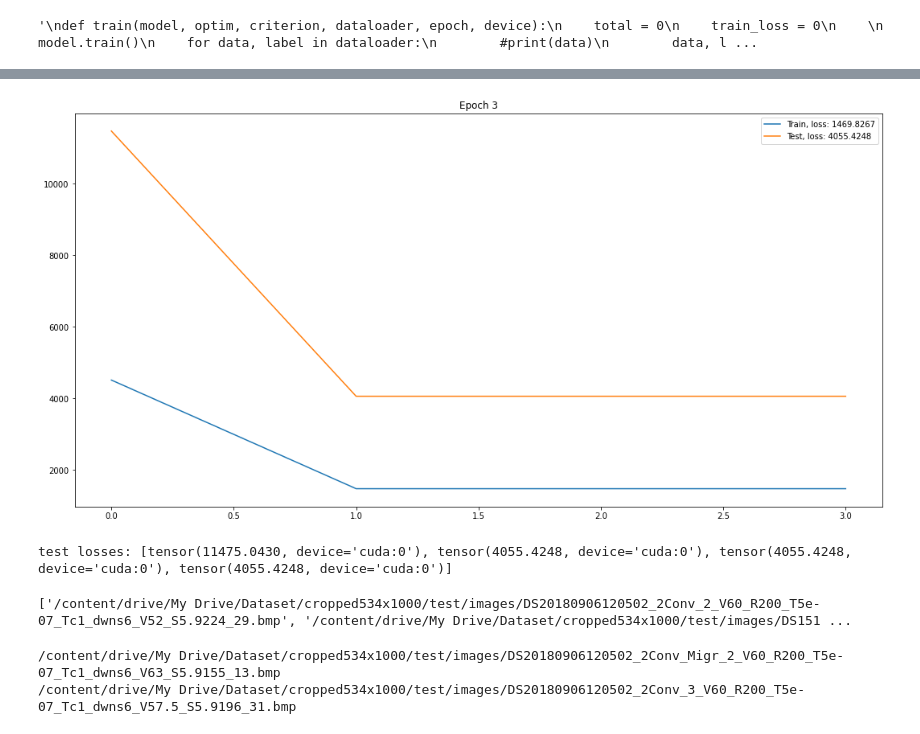
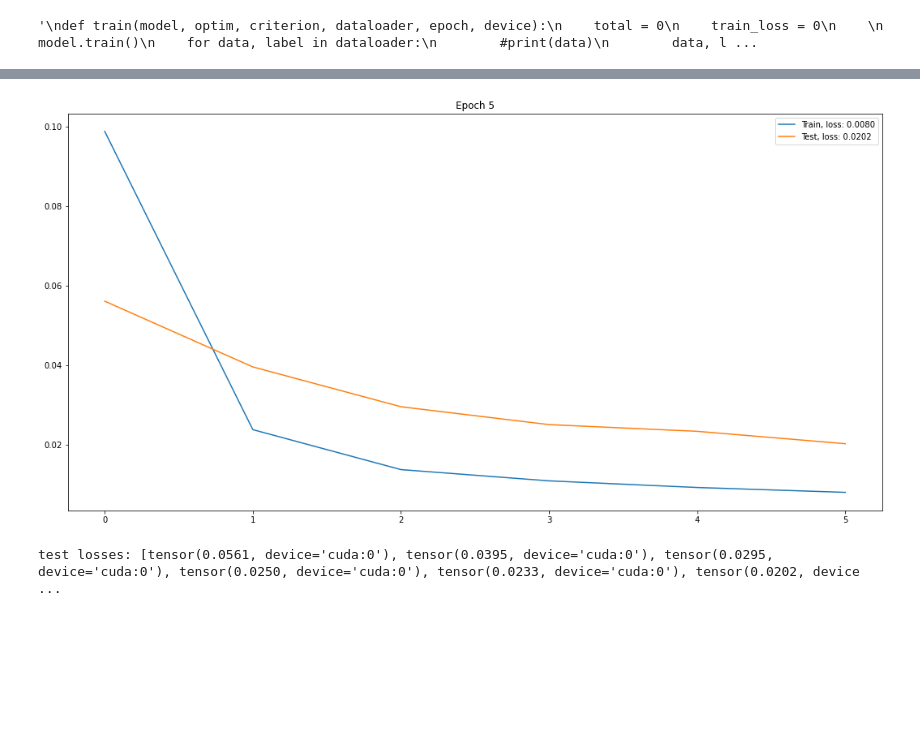
Before and after one commit to konstantin1998/first-repository, a Jupyter notebook: litpm.ipynb, the cells around one changed output, grey strips where cells are left out. Drawn from its saved outputs; the diff is of its cells as text; code cells hidden in the pictures; blank space fills up the shorter version.

Commit message:
train my model on X-radar images, average image score is 0.5, mse is 0.02, use transfer learning

```diff
--- a/litpm.ipynb
+++ b/litpm.ipynb
@@ -75,7 +70,7 @@ class DataGenerator():
     self.assign_qualities(trainset)
     trainloader = torch.utils.data.DataLoader(
       trainset,
-      batch_size=60,
+      batch_size=80,
       shuffle=False,
       num_workers=4
     )
@@ -88,7 +83,7 @@ class DataGenerator():
     self.assign_qualities(testset)
     testloader = torch.utils.data.DataLoader(
       testset,
-      batch_size=20,
+      batch_size=30,
       shuffle=False,
       num_workers=2
     )
@@ -104,0 +92,5 @@ trainloader, testloader = data_generator.prepare_data()
+# %%
+data_generator = DataGenerator('X-radar_cropped/train',
+                               'X-radar_cropped/test',
+                               'X-radar_cropped/data_for_learning.csv')
+trainloader, testloader = data_generator.prepare_data()
@@ -272,8 +255,11 @@ def test(model, criterion, dataloader, epoch, device):
 
     return test_loss / total
 # %%
+"""
 torch.manual_seed(10)
 model = Model()
+"""
+model = torch.load('cropped534x1000/models/models/ckpt_11conv.pth')
 torchsummary.summary(model.cuda(), (1, 534, 1000))
 # %% [output]
 ----------------------------------------------------------------
@@ -297,56 +313,40 @@ Estimated Total Size (MB): 271.79
 model = model.to(device)
 
 criterion = nn.MSELoss()
-optimizer = optim.Adam(model.parameters(), lr=0.01)
+optimizer = optim.Adam(model.parameters(), lr=0.001)
 scheduler = optim.lr_scheduler.StepLR(optimizer, 2, gamma=0.5)
 # %%
 train_losses = []
 test_losses = []
 
-best_loss = 1000000
-num_epochs = 4
+best_loss = 0.05
+num_epochs = 6
 for i in range(num_epochs):
 
     train_loss = train(model, optimizer, criterion, trainloader, i, device)
     train_losses.append(train_loss)
     test_loss = test(model, criterion, testloader, i, device)
     scheduler.step(test_loss)
     test_losses.append(test_loss)
 
     if test_loss < best_loss:
         print('Saving...')
         best_loss = test_loss
-        torch.save(model, '/content/drive/My Drive/Dataset/cropped534x1000/models/ckpt3_13conv.pth')
+        model_info = {
+            'model': model,
+            'loss': best_loss
+        }
+        torch.save(model_info, 'X-radar_cropped/models/ckpt_transfer_learning.pth')
 
     clear_output()
     plt.figure(figsize=(18, 9))
     plt.plot(np.arange(len(train_losses)), train_losses, label=f'Train, loss: {train_loss:.4f}')
     plt.plot(np.arange(len(test_losses)), test_losses, label=f'Test, loss: {test_loss:.4f}')
     plt.title(f'Epoch {i}')
     plt.legend(loc='best')
     plt.show()
 
 print('test losses:', test_losses)
 # %% [output]
-[figure, old version]
+[figure, new version]
-test losses: [tensor(11475.0430, device='cuda:0'), tensor(4055.4248, device='cuda:0'), tensor(4055.4248, device='cuda:0'), tensor(4055.4248, device='cuda:0')]
+test losses: [tensor(0.0561, device='cuda:0'), tensor(0.0395, device='cuda:0'), tensor(0.0295, device='cuda:0'), tensor(0.0250, device='cuda:0'), tensor(0.0233, device='cuda:0'), tensor(0.0202, device ...
-# %%
-f = open('fake_images.txt')
-file_names = []
-for line in f:
-  file_names.append(line.strip())
-
-print(file_names)
-# %% [output]
-['/content/drive/My Drive/Dataset/cropped534x1000/test/images/DS20180906120502_2Conv_2_V60_R200_T5e-07_Tc1_dwns6_V52_S5.9224_29.bmp', '/content/drive/My Drive/Dataset/cropped534x1000/test/images/DS151 ...
-# %%
-import os
-
-for file_name in file_names:
-  try:
-    os.remove(file_name)
-  except FileNotFoundError:
-    print(file_name)
-# %% [output]
-/content/drive/My Drive/Dataset/cropped534x1000/test/images/DS20180906120502_2Conv_Migr_2_V60_R200_T5e-07_Tc1_dwns6_V63_S5.9155_13.bmp
-/content/drive/My Drive/Dataset/cropped534x1000/test/images/DS20180906120502_2Conv_3_V60_R200_T5e-07_Tc1_dwns6_V57.5_S5.9196_31.bmp
```
Also changed, not shown: parts of 6 cells of this notebook.
